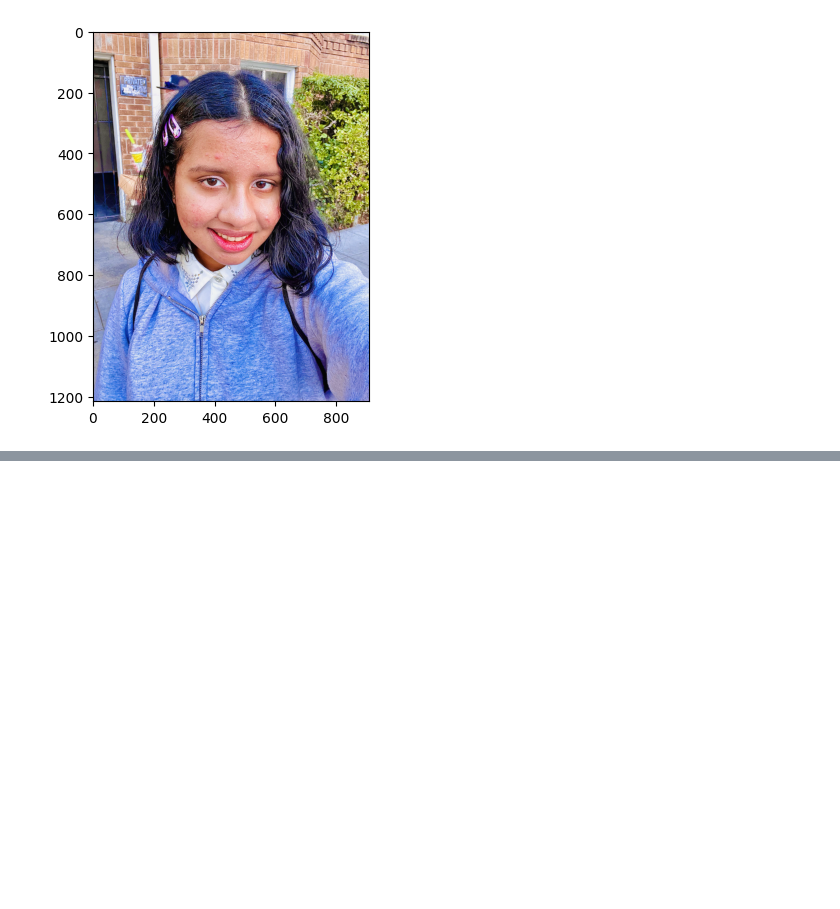
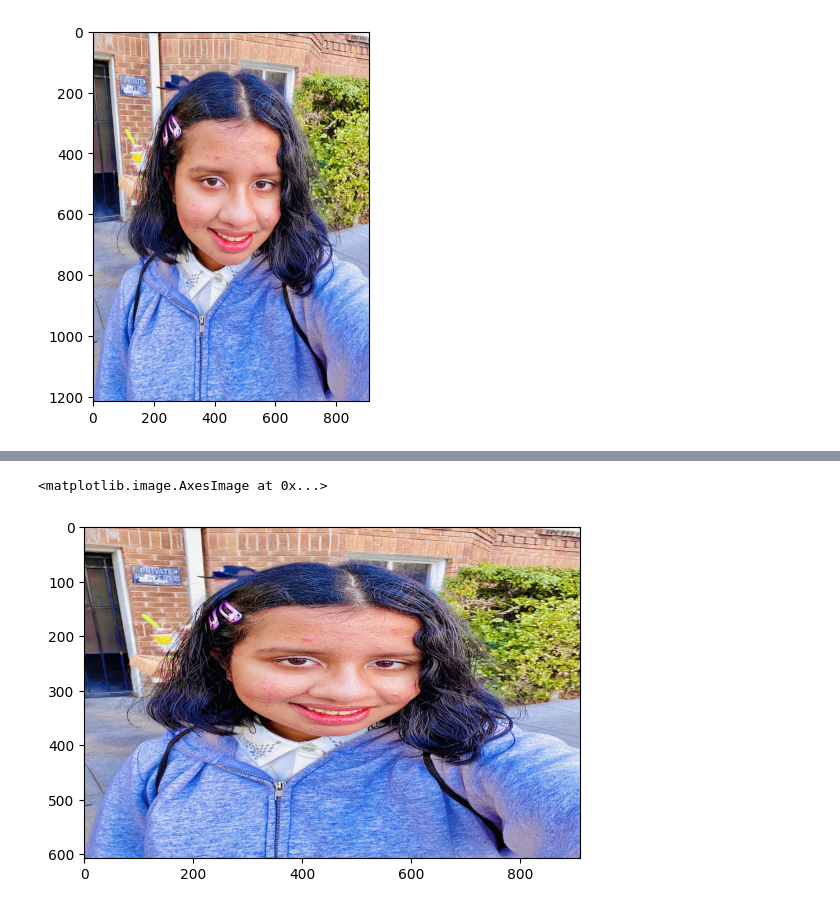
Before and after one commit to jelly-decoder28/poppy-june, a Jupyter notebook: Matplotphotolab.ipynb, the cells around one changed output, grey strips where cells are left out. Saved outputs shown, nothing was run; the diff lists cells and outputs as text; code cells hidden in the pictures; blank space fills up the shorter version.

```diff
--- a/Matplotphotolab.ipynb
+++ b/Matplotphotolab.ipynb
@@ -42,0 +53,5 @@ plt.imshow(photo)
+# %%
+plt.imshow(photo[::2])
+# %% [output]
+<matplotlib.image.AxesImage at 0x...>
+[figure, added]
```
Also changed, not shown: parts of 4 cells of this notebook.
